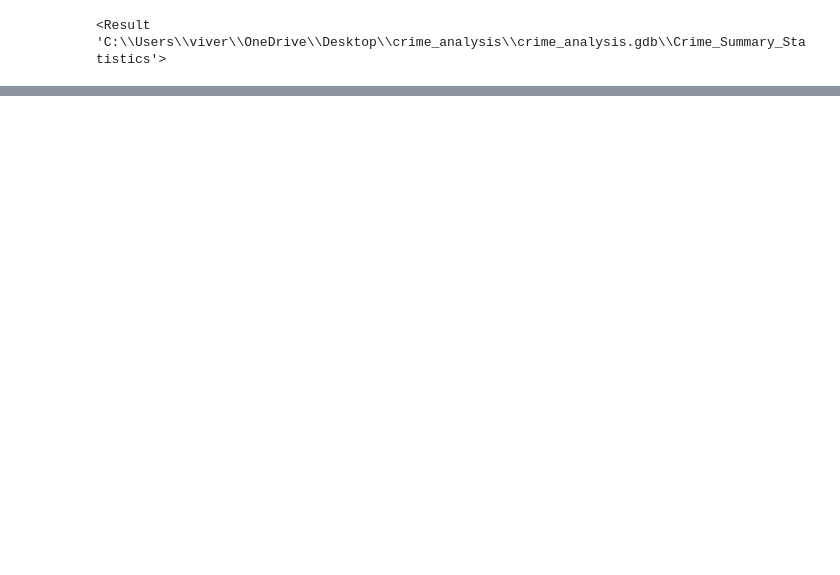
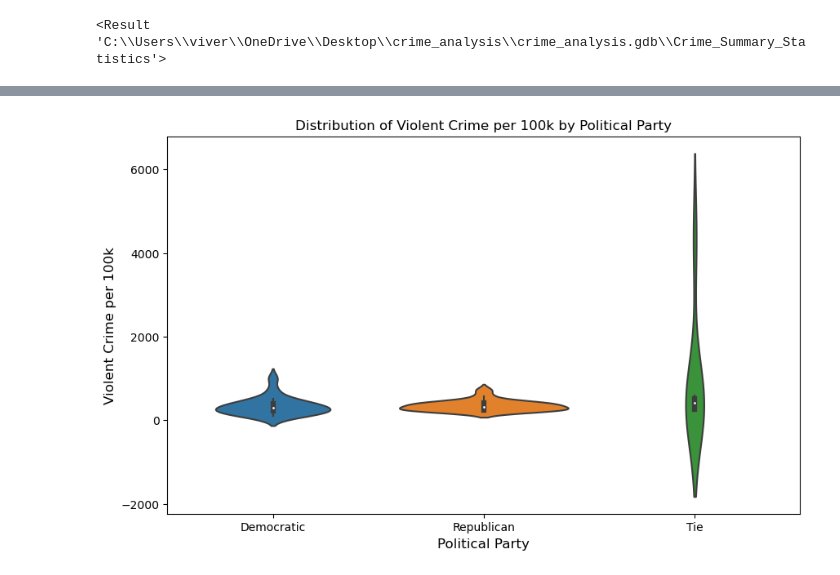
Before and after one commit to jbakerGIS/crime-analysis, a Jupyter notebook: projects/crime-analysis/notebooks/gis_analysis.ipynb, the cells around one changed output, grey strips where cells are left out. Cells and saved outputs as stored; diff of their text form; code cells hidden in the pictures; blank space fills up the shorter version.

```diff
--- a/projects/crime-analysis/notebooks/gis_analysis.ipynb
+++ b/projects/crime-analysis/notebooks/gis_analysis.ipynb
@@ -109,0 +148,17 @@ print(new_field)
+# %%
+# Create violin plot to visualize distribution of violent crime by political party
+import matplotlib.pyplot as plt
+import pandas as pd
+import seaborn as sns
+# Load summary statistics table into a pandas DataFrame
+crime_statistics_table = r"C:\Users\viver\OneDrive\Desktop\crime_analysis\crime_analysis.gdb\USA_Crime_Table"
+df = pd.DataFrame(arcpy.da.TableToNumPyArray(crime_statistics_table, ["USA_States_Political_Join_state_majority_party_csv_Majority_Part", "Violent_crime_and_solved_crime_by_state__2024___Sheet1_csv_Viole"]))
+
+# Create violin plot
+plt.figure(figsize=(10, 6))
+ax = sns.violinplot(x="USA_States_Political_Join_state_majority_party_csv_Majority_Part", y="Violent_crime_and_solved_crime_by_state__2024___Sheet1_csv_Viole", data=df)
+ax.set_xlabel("Political Party", fontsize=12)
+ax.set_ylabel("Violent Crime per 100k", fontsize=12)
+plt.title("Distribution of Violent Crime per 100k by Political Party")
+# %% [output]
+[figure, added]
```
Also changed, not shown: parts of 10 cells of this notebook, 4 other files.
